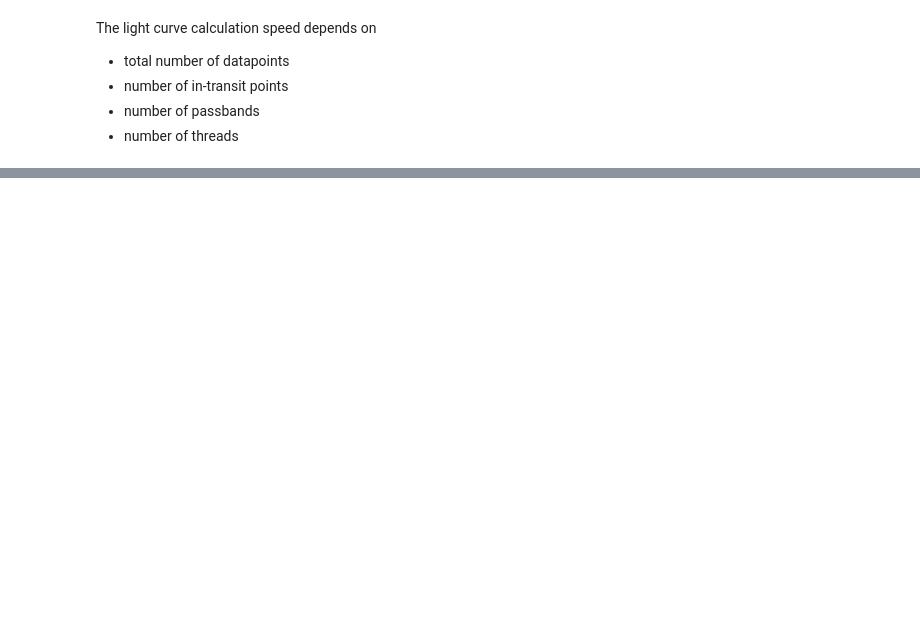
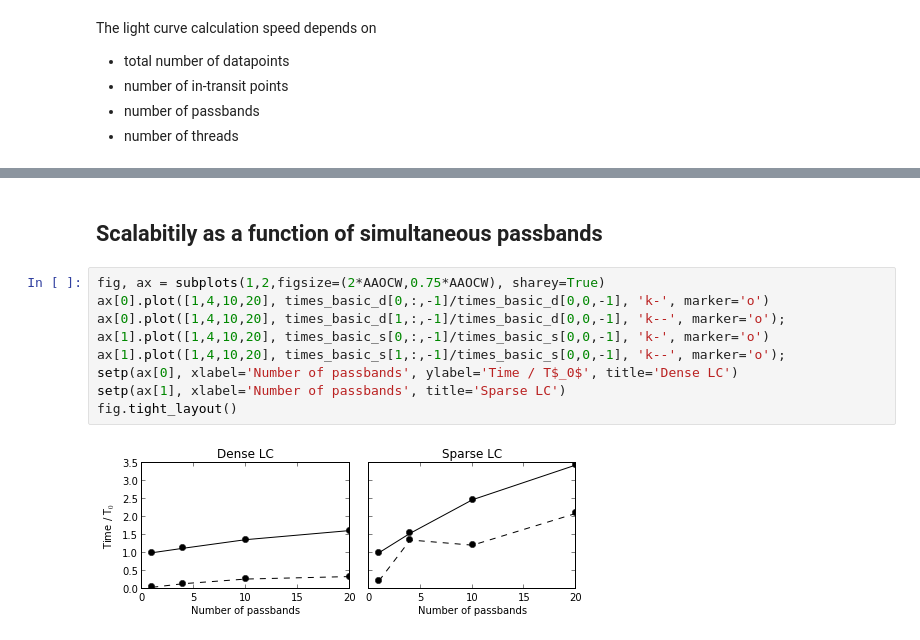
Before and after one commit to hpparvi/PyTransit, a Jupyter notebook: notebooks/Test_scalability.ipynb, the cells around one changed output, grey strips where cells are left out. Saved outputs shown, nothing was run; the diff lists cells and outputs as text; blank space fills up the shorter version.

```diff
--- a/notebooks/Test_scalability.ipynb
+++ b/notebooks/Test_scalability.ipynb
@@ -74,0 +73,13 @@ plot(array(tt)/tt[0]);
+# %% [markdown]
+## Scalabitily as a function of simultaneous passbands
+# %%
+fig, ax = subplots(1,2,figsize=(2*AAOCW,0.75*AAOCW), sharey=True)
+ax[0].plot([1,4,10,20], times_basic_d[0,:,-1]/times_basic_d[0,0,-1], 'k-', marker='o')
+ax[0].plot([1,4,10,20], times_basic_d[1,:,-1]/times_basic_d[0,0,-1], 'k--', marker='o');
+ax[1].plot([1,4,10,20], times_basic_s[0,:,-1]/times_basic_s[0,0,-1], 'k-', marker='o')
+ax[1].plot([1,4,10,20], times_basic_s[1,:,-1]/times_basic_s[0,0,-1], 'k--', marker='o');
+setp(ax[0], xlabel='Number of passbands', ylabel='Time / T$_0$', title='Dense LC')
+setp(ax[1], xlabel='Number of passbands', title='Sparse LC')
+fig.tight_layout()
+# %% [output]
+[figure, added]
```
Also changed, not shown: parts of 21 cells of this notebook, 6 other files.
